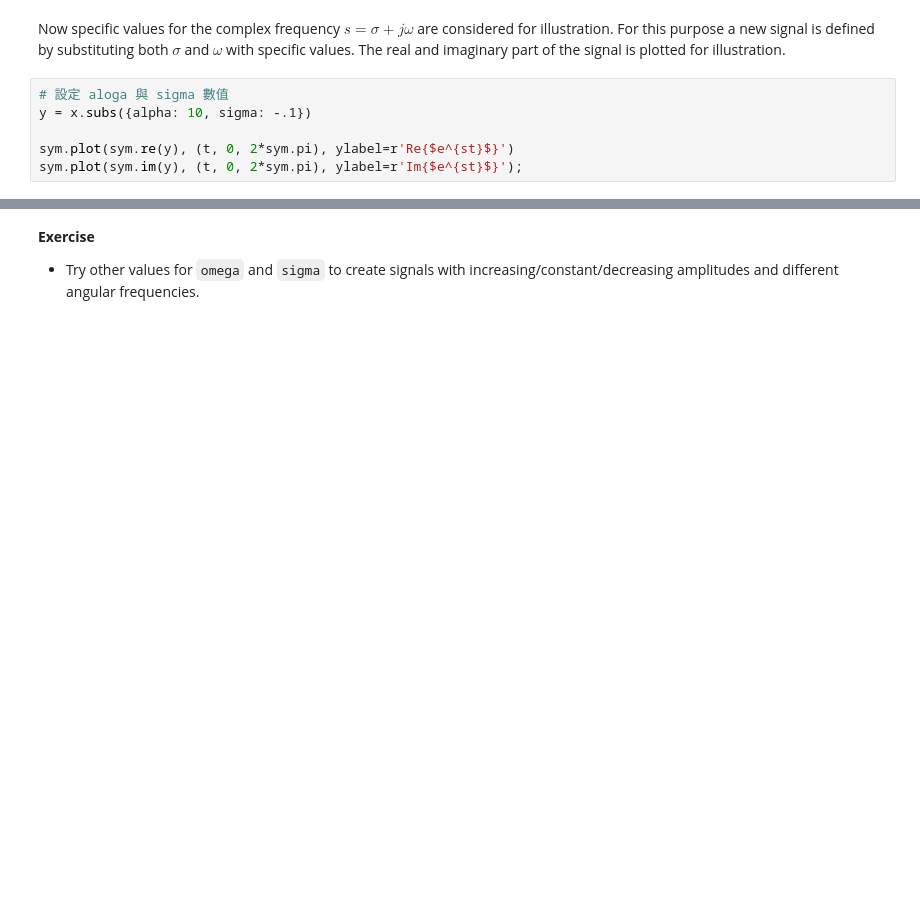
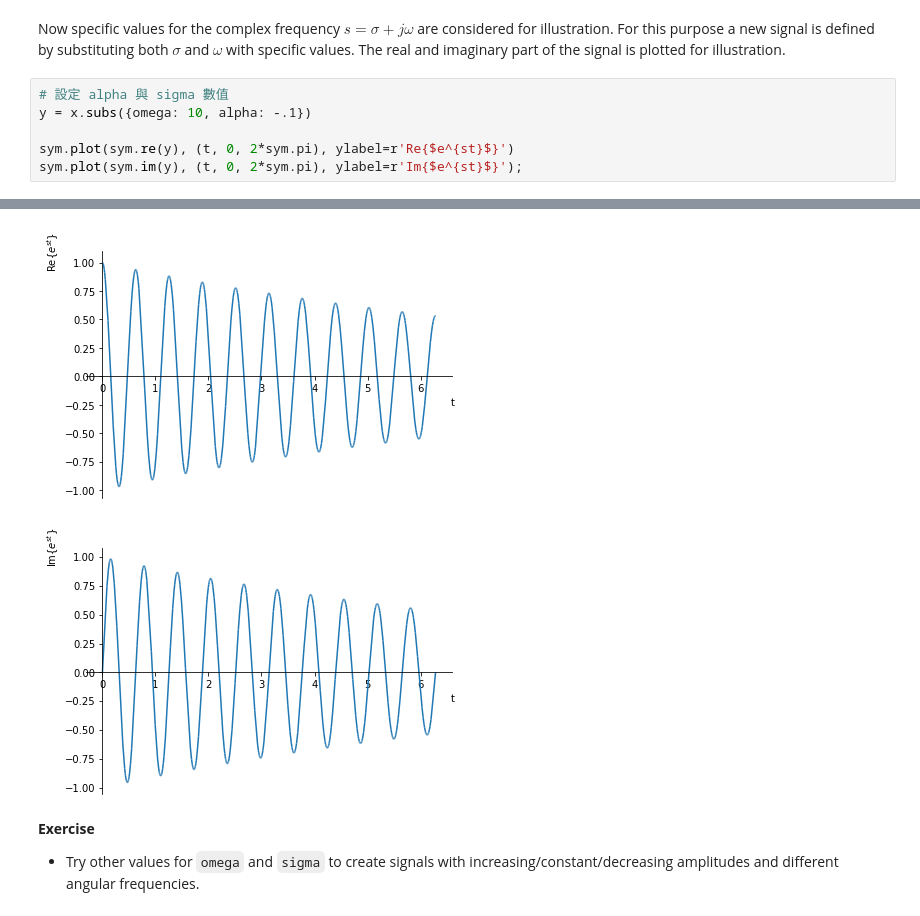
Before and after one commit to luckguy/SS2022, a Jupyter notebook: SS02.ipynb, the cells around one changed output, grey strips where cells are left out. Saved outputs shown, nothing was run; the diff lists cells and outputs as text; blank space fills up the shorter version.

```diff
--- a/SS02.ipynb
+++ b/SS02.ipynb
@@ -41,8 +41,8 @@ x
 # %% [markdown]
 Now specific values for the complex frequency $s = \sigma + j \omega$ are considered for illustration. For this purpose a new signal is defined by substituting both $\sigma$ and $\omega$ with specific values. The real and imaginary part of the signal is plotted for illustration.
 # %%
-# 設定 aloga 與 sigma 數值
-y = x.subs({alpha: 10, sigma: -.1})
+# 設定 alpha 與 sigma 數值
+y = x.subs({omega: 10, alpha: -.1})
 
 sym.plot(sym.re(y), (t, 0, 2*sym.pi), ylabel=r'Re{$e^{st}$}')
 sym.plot(sym.im(y), (t, 0, 2*sym.pi), ylabel=r'Im{$e^{st}$}');
@@ -52,3 +50,5 @@ sym.plot(sym.im(y), (t, 0, 2*sym.pi), ylabel=r'Im{$e^{st}$}');
+[figure, added]
+[figure, added]
 # %% [markdown]
 **Exercise**
 
```
Also changed, not shown: parts of 4 cells of this notebook.
